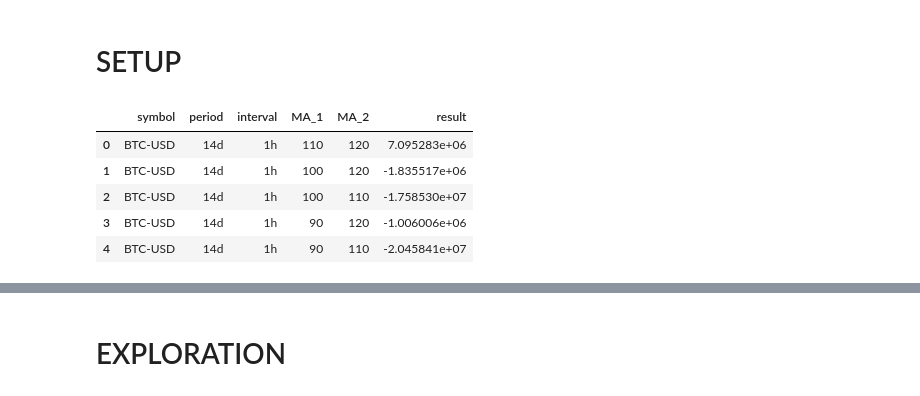
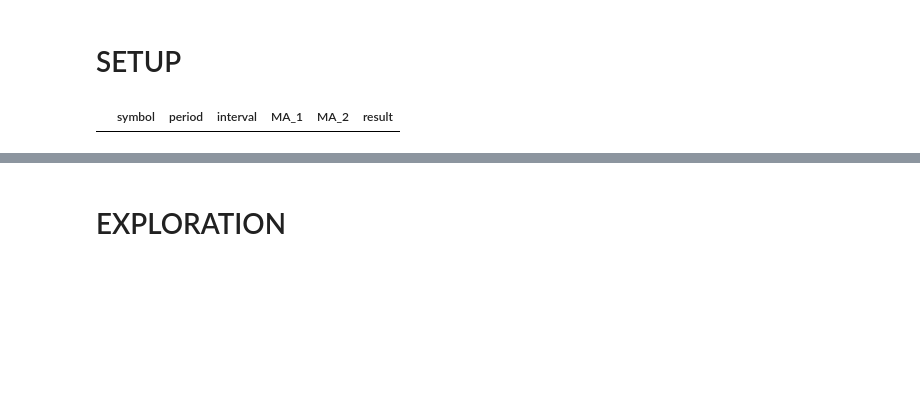
Before and after one commit to marmibv/XTB-Trader, a Jupyter notebook: valid_notebooks/ma_tests.ipynb, the cells around one changed output, grey strips where cells are left out. Cells and saved outputs as stored; diff of their text form; code cells hidden in the pictures; blank space fills up the shorter version.

```diff
--- a/valid_notebooks/ma_tests.ipynb
+++ b/valid_notebooks/ma_tests.ipynb
@@ -98,9 +97,9 @@ df = pd.DataFrame(columns=['symbol', 'period', 'interval', 'MA_1', 'MA_2', 'resu
 df = store(df)
 # %%
 # symbols = ["EURUSD=X", "GBPUSD=X", "AUDUSD=X"]
-symbols = [ "BTC-USD" ]
-periods = ["1d", "1h", "14d" ]
-intervals = ["1m", "5m", "15m", "1h"]
+symbols = [ "EURUSD=X" ]
+periods = ["1d", "1h", "14d", "1mo", "1y", "2y" ]
+intervals = ["1m", "5m", "15m", "1h", "1d"]
 MA_1s =  list(range(10, 130, 10))
 MA_2s =  list(range(10, 130, 10))
 # symbols = ["EURUSD=X"]
@@ -128,15 +127,10 @@ with tqdm(total=(len(symbols)*len(periods)*len(intervals)*len(MA_1s)*len(MA_2s))
 
                         sys.stdout = original_stdout
 # %%
-df = store(df, name="MA_data.csv")
-df.head()
+df = store(df, name="MA_tests.csv")
+df[df['symbol'] == "EURUSD=x"].sort_values(by='result', ascending=False)
 # %% [output]
 |  | symbol | period | interval | MA_1 | MA_2 | result |
-| 0 | BTC-USD | 14d | 1h | 110 | 120 | 7.095283e+06 |
-| 1 | BTC-USD | 14d | 1h | 100 | 120 | -1.835517e+06 |
-| 2 | BTC-USD | 14d | 1h | 100 | 110 | -1.758530e+07 |
-| 3 | BTC-USD | 14d | 1h | 90 | 120 | -1.006006e+06 |
-| 4 | BTC-USD | 14d | 1h | 90 | 110 | -2.045841e+07 |
 # %%
 len(df)
 # %% [output]
```
Also changed, not shown: parts of 5 cells of this notebook, 1 other file.
